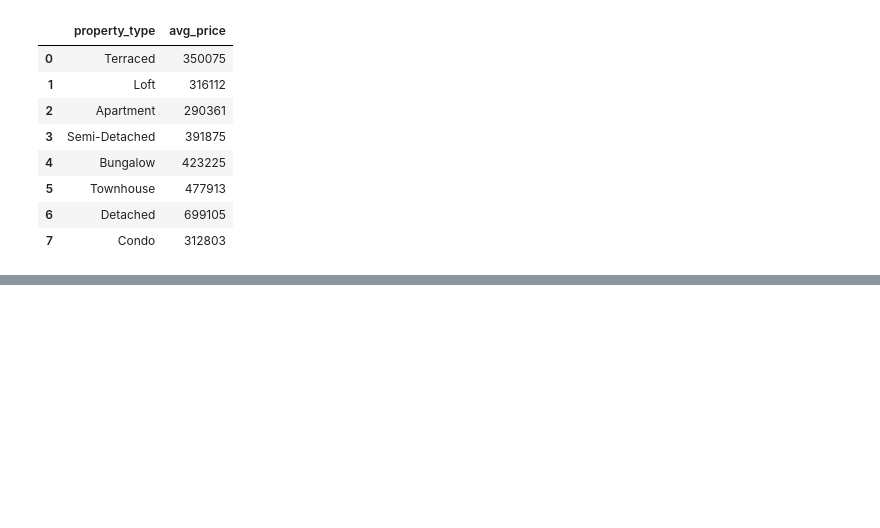
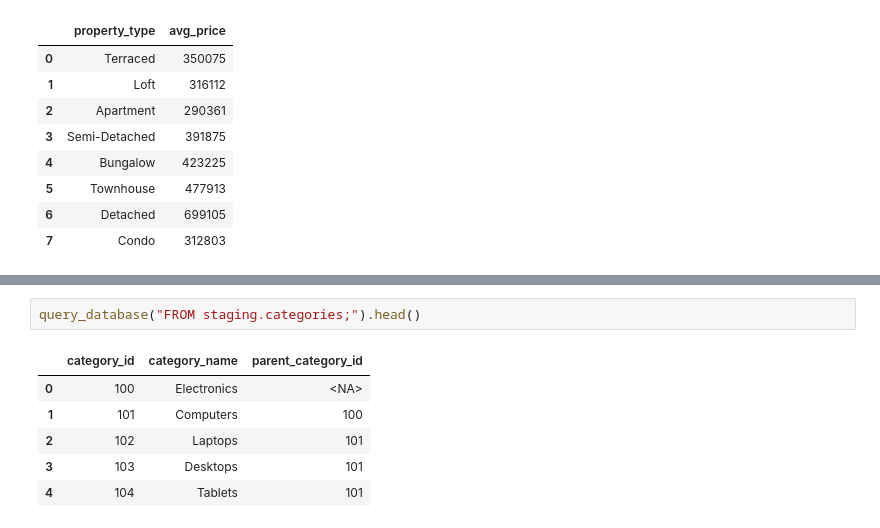
Before and after one commit to AIgineerAB/sql-code-along-DE25, a Jupyter notebook: week6_extra/lecture_13_15.ipynb, the cells around one changed output, grey strips where cells are left out. Drawn from its saved outputs; the diff is of its cells as text; blank space fills up the shorter version.

```diff
--- a/week6_extra/lecture_13_15.ipynb
+++ b/week6_extra/lecture_13_15.ipynb
@@ -166,0 +204,9 @@ query_database("FROM staging.average_price_type;")
+# %%
+query_database("FROM staging.categories;").head()
+# %% [output]
+|  | category_id | category_name | parent_category_id |
+| 0 | 100 | Electronics | <NA> |
+| 1 | 101 | Computers | 100 |
+| 2 | 102 | Laptops | 101 |
+| 3 | 103 | Desktops | 101 |
+| 4 | 104 | Tablets | 101 |
```
Also changed, not shown: parts of 5 cells of this notebook.
